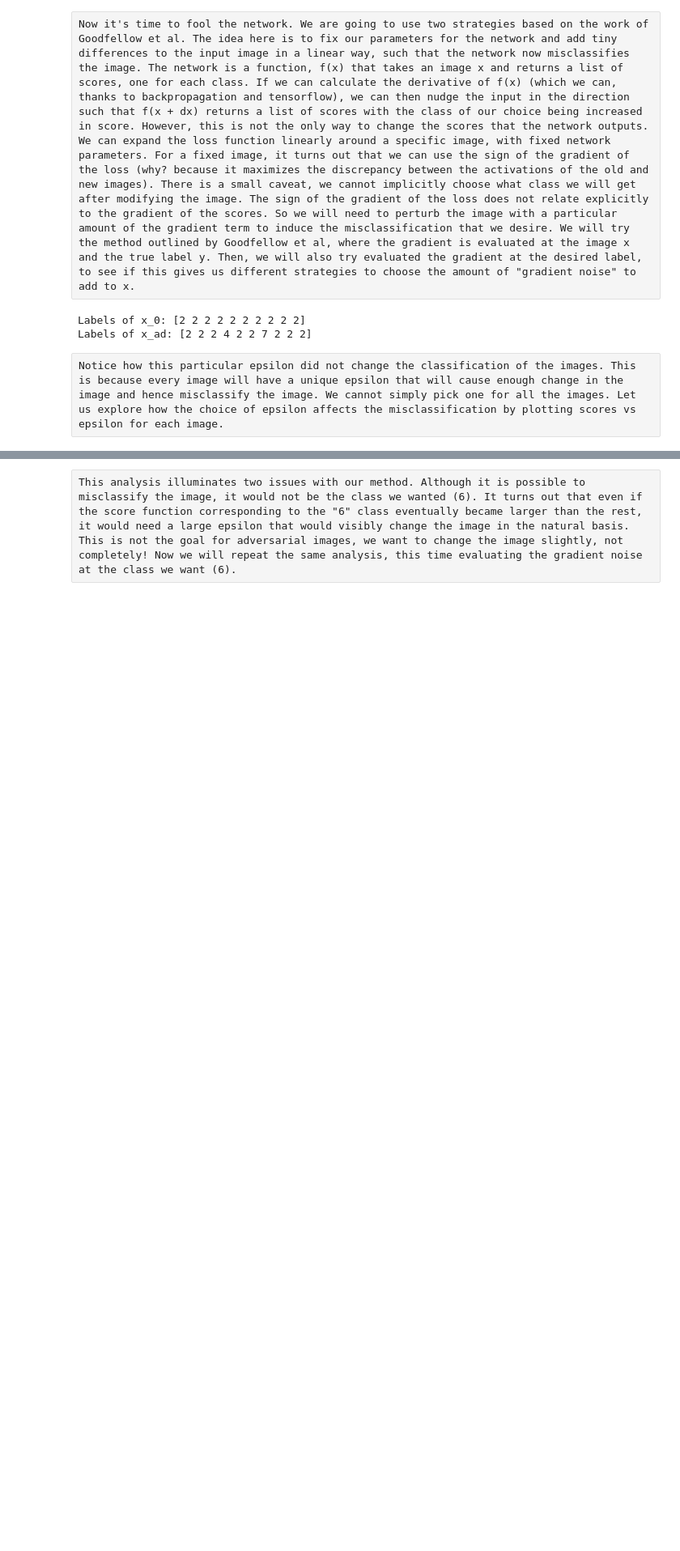
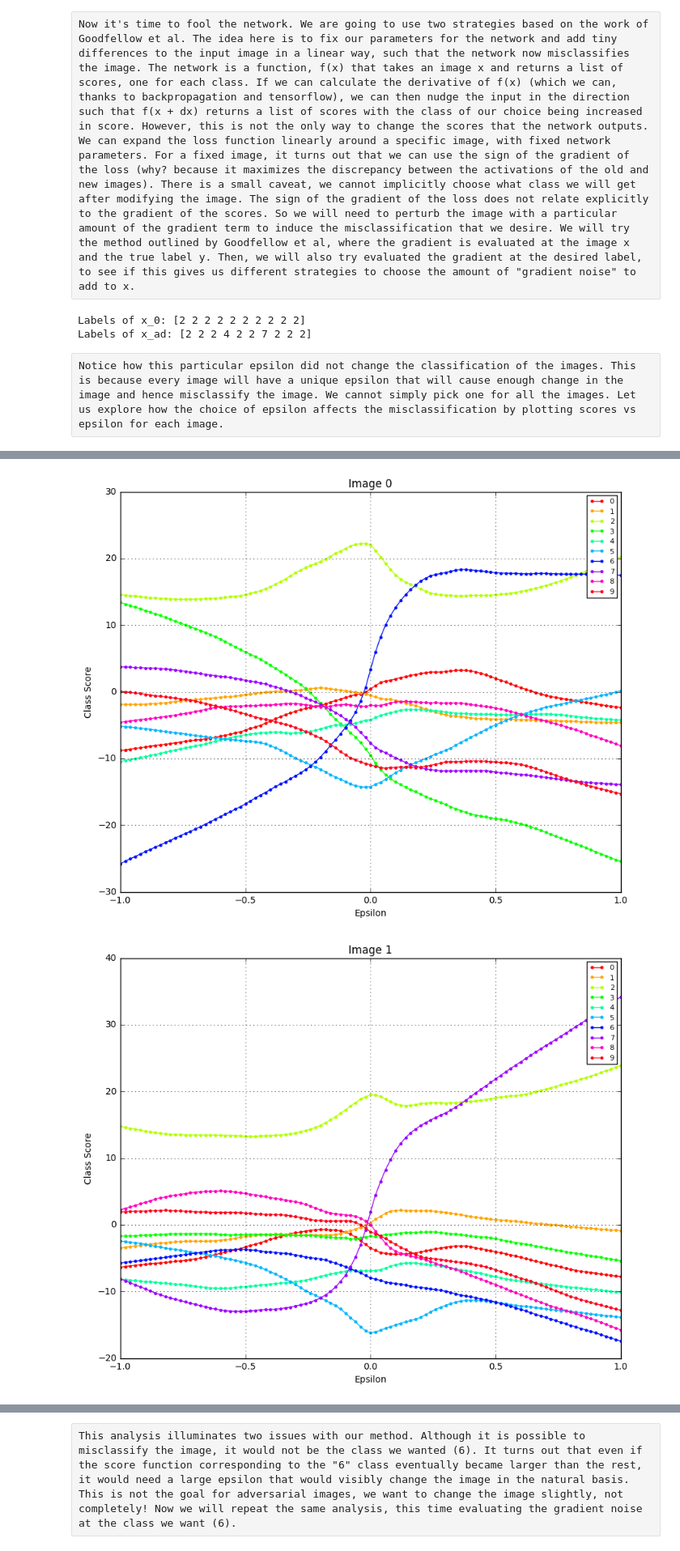
Before and after one commit to tharshi92/500pxCode, a Jupyter notebook: Adversarial Images with Tensorflow.ipynb, the cells around one changed output, grey strips where cells are left out. Shown at 81% size. Cells and saved outputs as stored; diff of their text form; code cells hidden in the pictures; blank space fills up the shorter version.

```diff
--- a/Adversarial Images with Tensorflow.ipynb
+++ b/Adversarial Images with Tensorflow.ipynb
@@ -321,0 +268,73 @@ for j in range(len(x0)):
+# %%
+# We take the derivative of the loss function using
+# the gradient function built into tensorflow
+im_derivative = tf.gradients(cross_entropy, x)[0]
+
+# Evalulate the derivative at the image(s)
+im_derivative = im_derivative.eval(feed_dict={x: x0,
+                                              y_: y0,
+                                              keep_prob: 1.0})
+
+# What is the change in the classification
+# as epsilon changes for a particular image?
+
+# This loop will iterate through images
+# that we have chosen. For each iteration,
+# we will plot how the classification scores
+# change as we change the amount of gradient
+# noise added
+
+# Create labels for the classes.
+# We will use these later on in the plots
+labels = [str(i) for i in range(10)]
+
+# We divide a colormap so we can
+# color each line differently
+num_colors = 10
+cmap = plt.get_cmap('hsv')
+colors = [cmap(i) for i in np.linspace(0, 1, num_colors)]
+
+# We can now create our array of different epsilon values.
+epsilon_res = 101
+eps = np.linspace(-1.0, 1.0, epsilon_res).reshape((epsilon_res, 1))
+
+# Create an empty array for our scores
+scores = np.zeros((len(eps), 10))
+
+# Loop through the images
+for j in range(len(x0)):
+
+    # Pick the image for this iteration
+    x00 = x0[j].reshape((1, 784))
+
+    # Calculate the sign of the derivative,
+    # at the image and at the desired class
+    # label
+    sign_dLdx = np.sign(im_derivative[j])
+
+    # Calculate the new scores for each
+    # adversarial image
+    for i in range(len(eps)):
+        x_fool = x00 + eps[i] * sign_dLdx
+        scores[i, :] = y_conv.eval(feed_dict={x: x_fool, keep_prob: 1.0})
+
+    # Create a figure
+    plt.figure(figsize=(10, 8))
+    plt.title("Image {}".format(j))
+
+    # Loop through the score functions for each
+    # class label and plot them as a function of
+    # epsilon
+    for k in range(len(scores.T)):
+        plt.plot(eps, scores[:, k],
+                 color=colors[k],
+                 marker='.',
+                 label=labels[k])
+
+    plt.legend(prop={'size':8})
+    plt.xlabel('Epsilon')
+    plt.ylabel('Class Score')
+    plt.grid('on')
+# %% [output]
+[figure, added]
+[figure, added]
```
Also changed, not shown: parts of 15 cells of this notebook.
